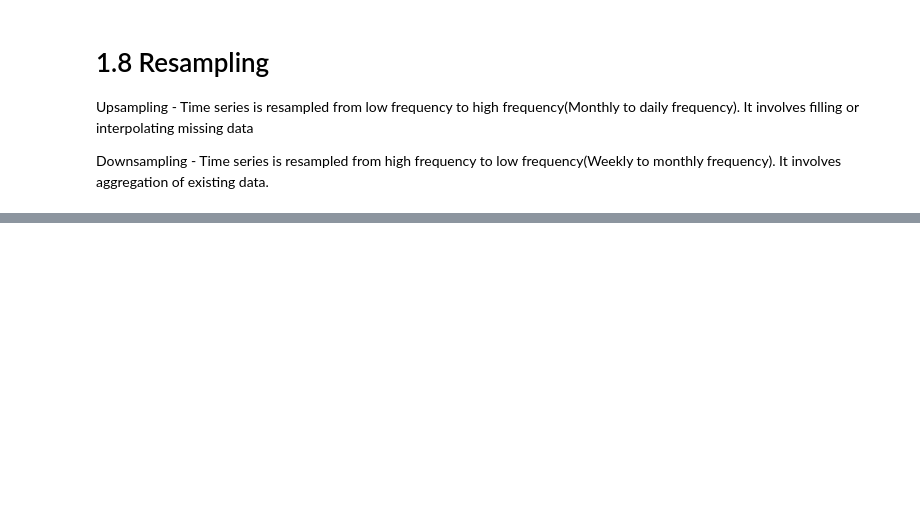
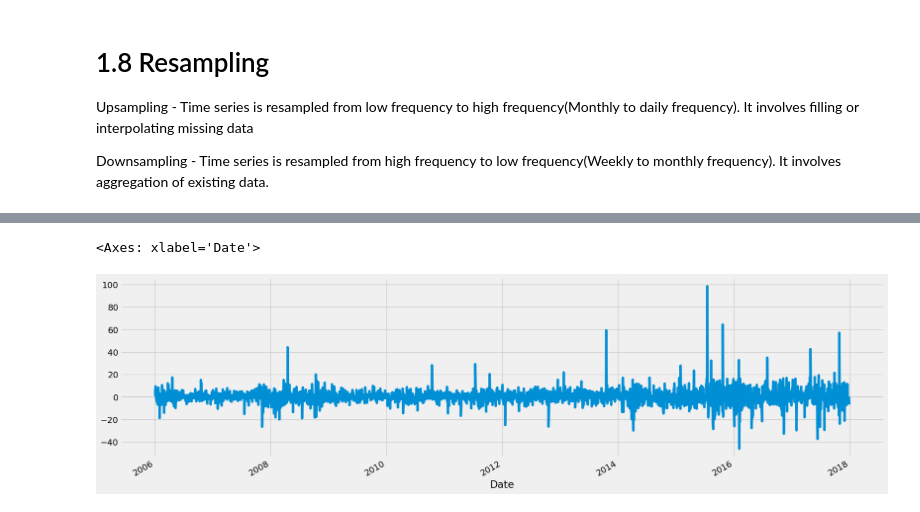
Before and after one commit to Gaurav3007/Time-Series-Forecasting-for-Stock-Prices, a Jupyter notebook: Time Series Forecasting for Stock Prices.ipynb, the cells around one changed output, grey strips where cells are left out. Saved outputs shown, nothing was run; the diff lists cells and outputs as text; code cells hidden in the pictures; blank space fills up the shorter version.

```diff
--- a/Time Series Forecasting for Stock Prices.ipynb
+++ b/Time Series Forecasting for Stock Prices.ipynb
@@ -242,0 +347,5 @@ Downsampling - Time series is resampled from high frequency to low frequency(Wee
+# %%
+google.High.diff().plot(figsize= (20,6))
+# %% [output]
+<Axes: xlabel='Date'>
+[figure, added]
```
Also changed, not shown: parts of 81 cells of this notebook.
